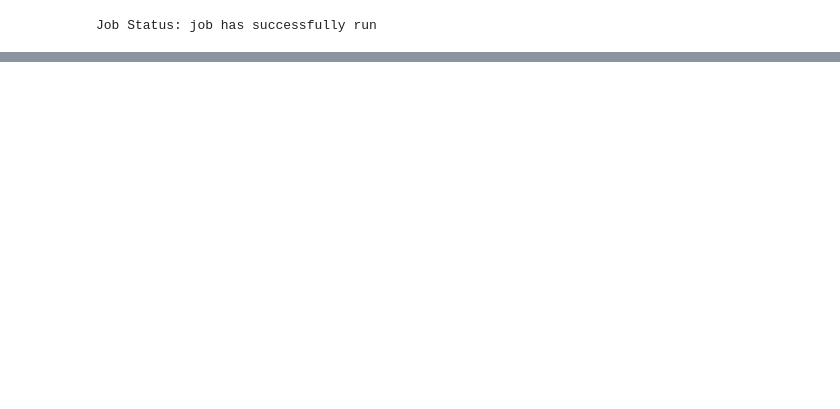
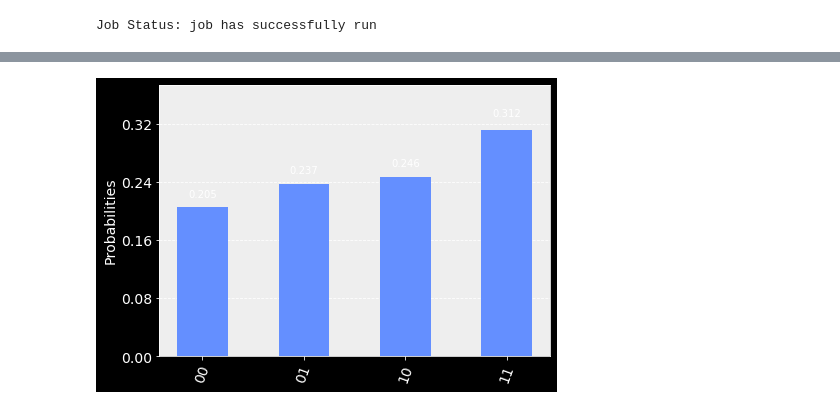
Before and after one commit to darkmatter2222/QuantumPlay, a Jupyter notebook: Notebooks/ExploringGates.ipynb, the cells around one changed output, grey strips where cells are left out. Drawn from its saved outputs; the diff is of its cells as text; code cells hidden in the pictures; blank space fills up the shorter version.

```diff
--- a/Notebooks/ExploringGates.ipynb
+++ b/Notebooks/ExploringGates.ipynb
@@ -76,0 +102,11 @@ Result(backend_name='ibmqx2', backend_version='2.0.1', date=datetime.datetime(20
+# %%
+from qiskit.visualization import plot_histogram
+from matplotlib import style # I use dark theme
+
+style.use('dark_background') # I use dark theme
+
+result = job.result()
+counts = result.get_counts(circuit)
+plot_histogram([counts])
+# %% [output]
+[figure, added]
```
Also changed, not shown: parts of 15 cells of this notebook.
